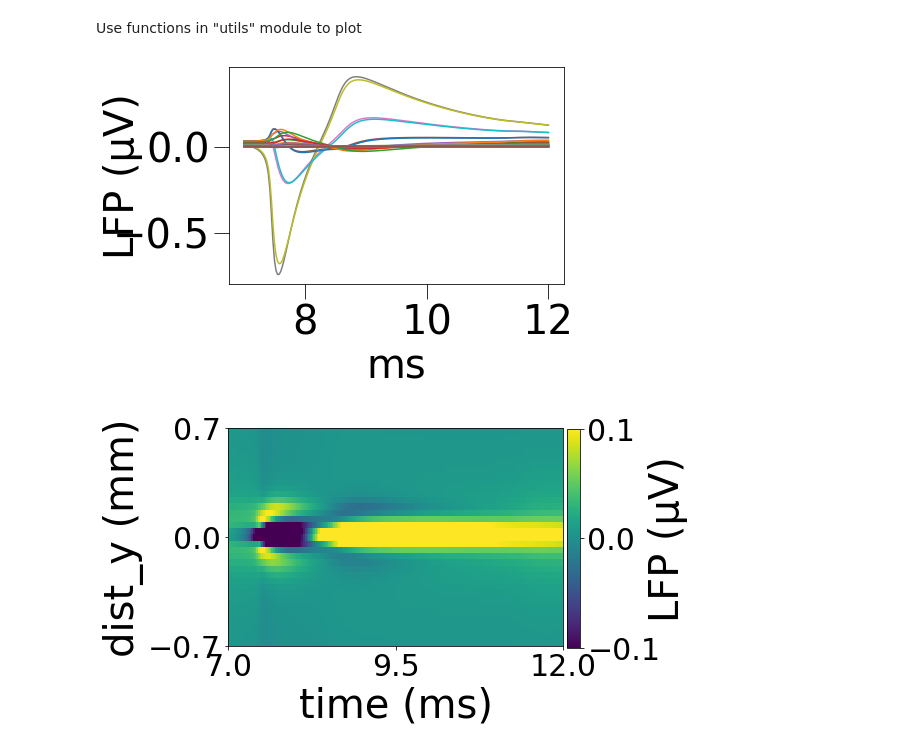
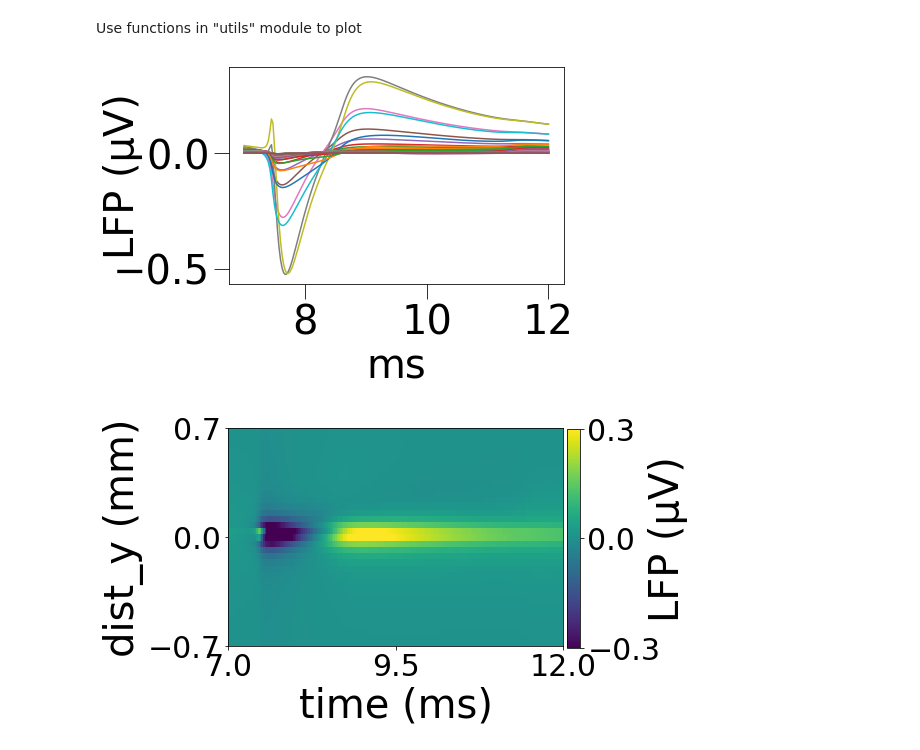
Before and after one commit to chenziao/Stylized-Cell-model, a Jupyter notebook: active_channel_model_example.ipynb, the cells around one changed output. Cells and saved outputs as stored; diff of their text form; code cells hidden in the pictures.

```diff
--- a/active_channel_model_example.ipynb
+++ b/active_channel_model_example.ipynb
@@ -123,12 +123,12 @@ class Synapse(Point_current):
         self.nc = h.NetCon(self.stim,syn,1,0,1)
 
 class Simulation(object):
-    def __init__(self,geometry,electrodes,loc_param=[0.,0.,0.,1.,0.],geo_param=[-1],biophys=[-1],gmax=0.015,scale=1.0,ncell=1):
+    def __init__(self,geometry,electrodes,loc_param=[0.,0.,0.,0.,1.,0.],geo_param=[-1],biophys=[-1],gmax=0.015,scale=1.0,ncell=1):
         """
         Initialize simulation object
         geometry: pandas dataframe of cell morphology properties
         electrodes: array of electrode coordinates, n-by-3
-        loc_param: location parameters, ncell-by-5 array, (x,y,theta,h,phi)
+        loc_param: location parameters, ncell-by-6 array, (x,y,z,theta,h,phi)
         geo_param: geometry parameters, ncell-by-k array, if not specified, use default properties in geometry
         biophys: biophysical parameters, ncell-by-k array, if not specified, use default properties
         gmax: maximum conductance of synapse, ncell-vector, if is single value, is constant for all cells
@@ -180,9 +180,9 @@ class Simulation(object):
         return param
 
     def set_loc_param(self,loc_param):
-        """Setup location parameters. loc_param ncell-by-5 array"""
+        """Setup location parameters. loc_param ncell-by-6 array"""
         loc_param = self.pack_parameters(loc_param,1,"loc_param")
-        self.loc_param = [(np.insert(loc_param[i,:2],2,0.),loc_param[i,2:]) for i in range(self.ncell)]
+        self.loc_param = [(loc_param[i,:3],loc_param[i,3:]) for i in range(self.ncell)]
 
     def set_geo_param(self,geo_param):
         """Setup geometry parameters. geo_param ncell-by-k array, k entries of properties"""
@@ -258,7 +258,7 @@ elec_pos = pos = np.column_stack((x,y,z))
 # %% [markdown]
 Set parameters
 # %%
-loc_param = [50,0,0,0.2,0.75,1.5]  # example position
+loc_param = [0,0,50,0.2,0.75,1.5]  # example position
 geo_param = [-1,-1,-1]  # choose trunk length [-1,600], bounds([3,12],[20,800],[0.2,1.0],[0.2,1.0],[0.2,1.0],[100,300])
 # example of changing biophysical parameters (check "biophys_entries" in "Cell" class for meaning, bounds can also be found there)
 biophys = [-1,-1,0.0000589*3,-1,0.0213*1.5]
@@ -300,13 +300,13 @@ window = [delay,delay+5.01]
 idx = (t>=window[0]) & (t<=window[1])  # time index
 fig,ax = plot_LFP_traces(t[idx],lfp[idx,:])
 # %% [output]
-[figure, old version]
+[figure, new version]
 # %%
 e_idx = slice(30,-30)  # electrodes index
-fig,ax = plot_LFP_heatmap(t[idx],pos[e_idx,1],lfp[idx,e_idx],vlim=[-0.1,0.1])
+fig,ax = plot_LFP_heatmap(t[idx],pos[e_idx,1],lfp[idx,e_idx],vlim=[-0.3,0.3])
 # set narrower "vlim" can help see more subtle difference in voltage
 # %% [output]
-[figure, old version]
+[figure, new version]
 # %%
 help(plot_LFP_heatmap) # check docstring
 # %% [output]
```
Also changed, not shown: parts of 1 cell of this notebook, 5 other files.
